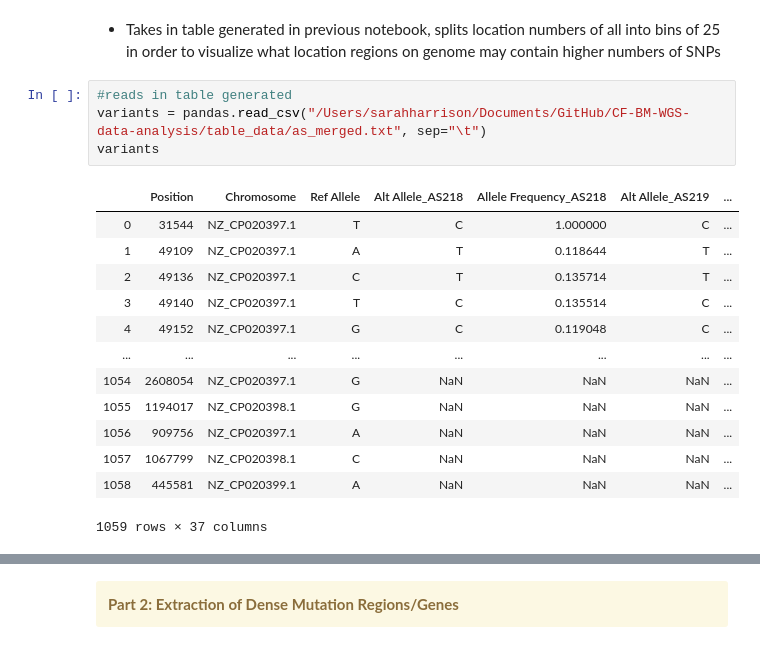
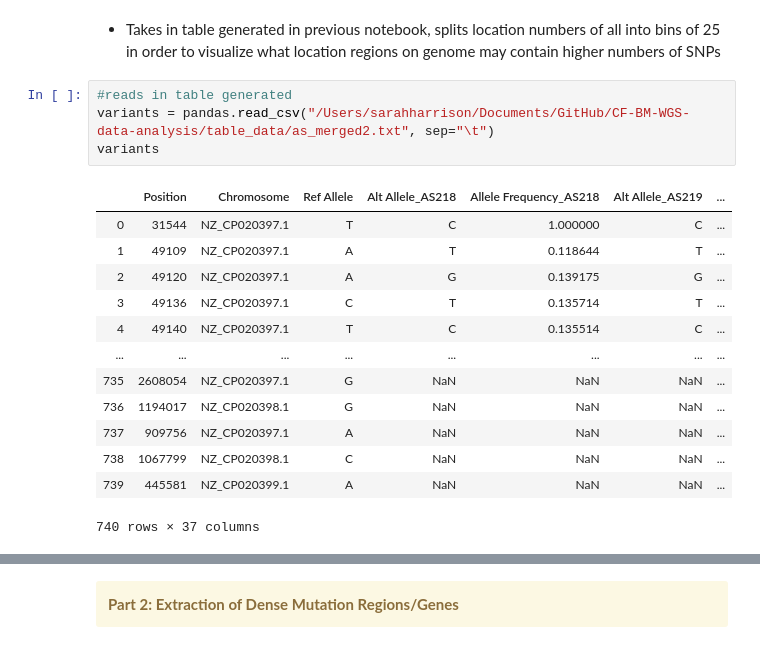
Before and after one commit to skharrison/CF-BM-WGS-data-analysis, a Jupyter notebook: scripts_notebooks/SNP_Analysis.ipynb, the cells around one changed output, grey strips where cells are left out. Cells and saved outputs as stored; diff of their text form.

```diff
--- a/scripts_notebooks/SNP_Analysis.ipynb
+++ b/scripts_notebooks/SNP_Analysis.ipynb
@@ -16,22 +16,22 @@ import matplotlib.pyplot as plt
 - Takes in table generated in previous notebook, splits location numbers of all into bins of 25 in order to visualize what location regions on genome may contain higher numbers of SNPs
 # %%
 #reads in table generated
-variants = pandas.read_csv("/Users/sarahharrison/Documents/GitHub/CF-BM-WGS-data-analysis/table_data/as_merged.txt", sep="\t")
+variants = pandas.read_csv("/Users/sarahharrison/Documents/GitHub/CF-BM-WGS-data-analysis/table_data/as_merged2.txt", sep="\t")
 variants
 # %% [output]
 |  | Position | Chromosome | Ref Allele | Alt Allele_AS218 | Allele Frequency_AS218 | Alt Allele_AS219 | ... |
 | 0 | 31544 | NZ_CP020397.1 | T | C | 1.000000 | C | ... |
 | 1 | 49109 | NZ_CP020397.1 | A | T | 0.118644 | T | ... |
-| 2 | 49136 | NZ_CP020397.1 | C | T | 0.135714 | T | ... |
-| 3 | 49140 | NZ_CP020397.1 | T | C | 0.135514 | C | ... |
-| 4 | 49152 | NZ_CP020397.1 | G | C | 0.119048 | C | ... |
+| 2 | 49120 | NZ_CP020397.1 | A | G | 0.139175 | G | ... |
+| 3 | 49136 | NZ_CP020397.1 | C | T | 0.135714 | T | ... |
+| 4 | 49140 | NZ_CP020397.1 | T | C | 0.135514 | C | ... |
 | ... | ... | ... | ... | ... | ... | ... | ... |
-| 1054 | 2608054 | NZ_CP020397.1 | G | NaN | NaN | NaN | ... |
-| 1055 | 1194017 | NZ_CP020398.1 | G | NaN | NaN | NaN | ... |
-| 1056 | 909756 | NZ_CP020397.1 | A | NaN | NaN | NaN | ... |
-| 1057 | 1067799 | NZ_CP020398.1 | C | NaN | NaN | NaN | ... |
-| 1058 | 445581 | NZ_CP020399.1 | A | NaN | NaN | NaN | ... |
+| 735 | 2608054 | NZ_CP020397.1 | G | NaN | NaN | NaN | ... |
+| 736 | 1194017 | NZ_CP020398.1 | G | NaN | NaN | NaN | ... |
+| 737 | 909756 | NZ_CP020397.1 | A | NaN | NaN | NaN | ... |
+| 738 | 1067799 | NZ_CP020398.1 | C | NaN | NaN | NaN | ... |
+| 739 | 445581 | NZ_CP020399.1 | A | NaN | NaN | NaN | ... |
-1059 rows × 37 columns
+740 rows × 37 columns
 # %%
 #Groups table by chromosome and sorts by position value
 #variants.groupby('Chromosome').apply(lambda x: x.sort_values('Position'))
```
Also changed, not shown: parts of 10 cells of this notebook, 2 other files.
